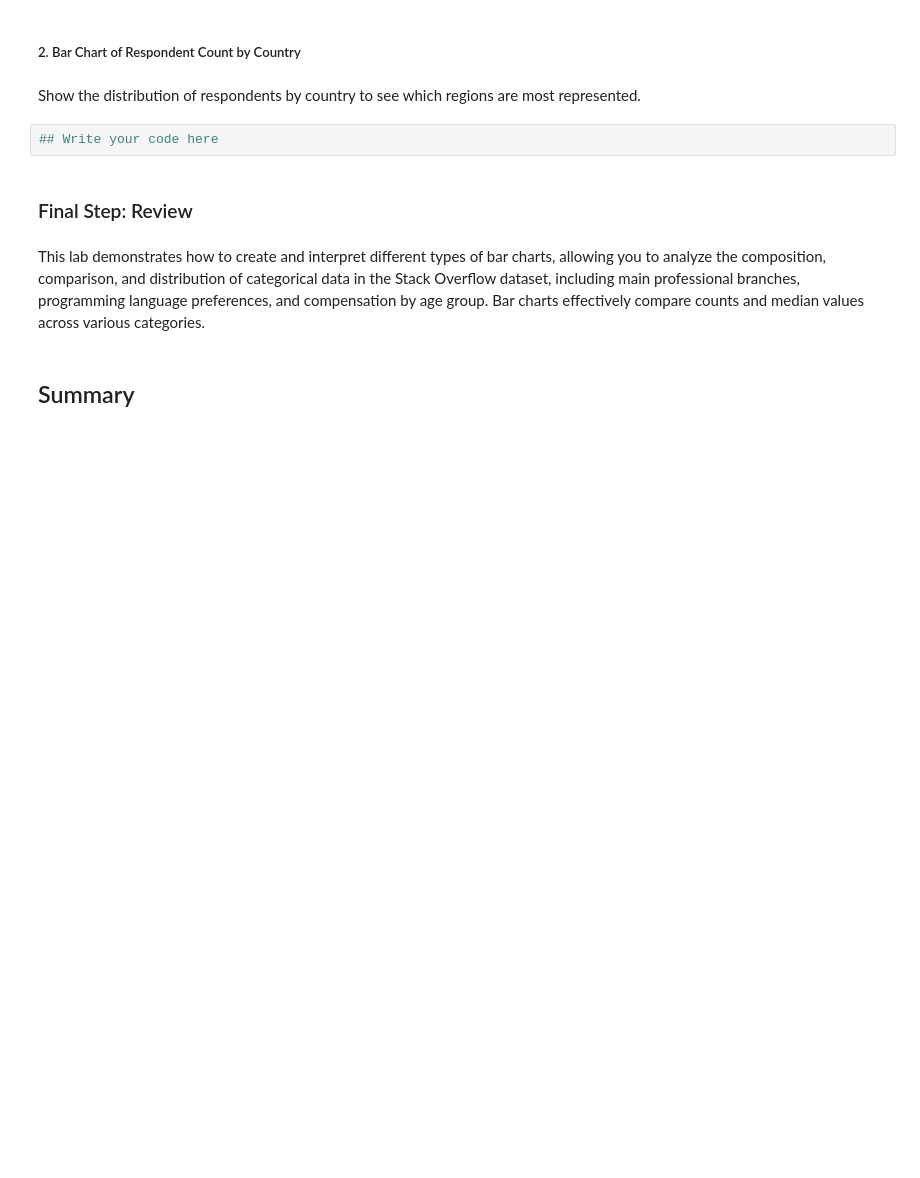
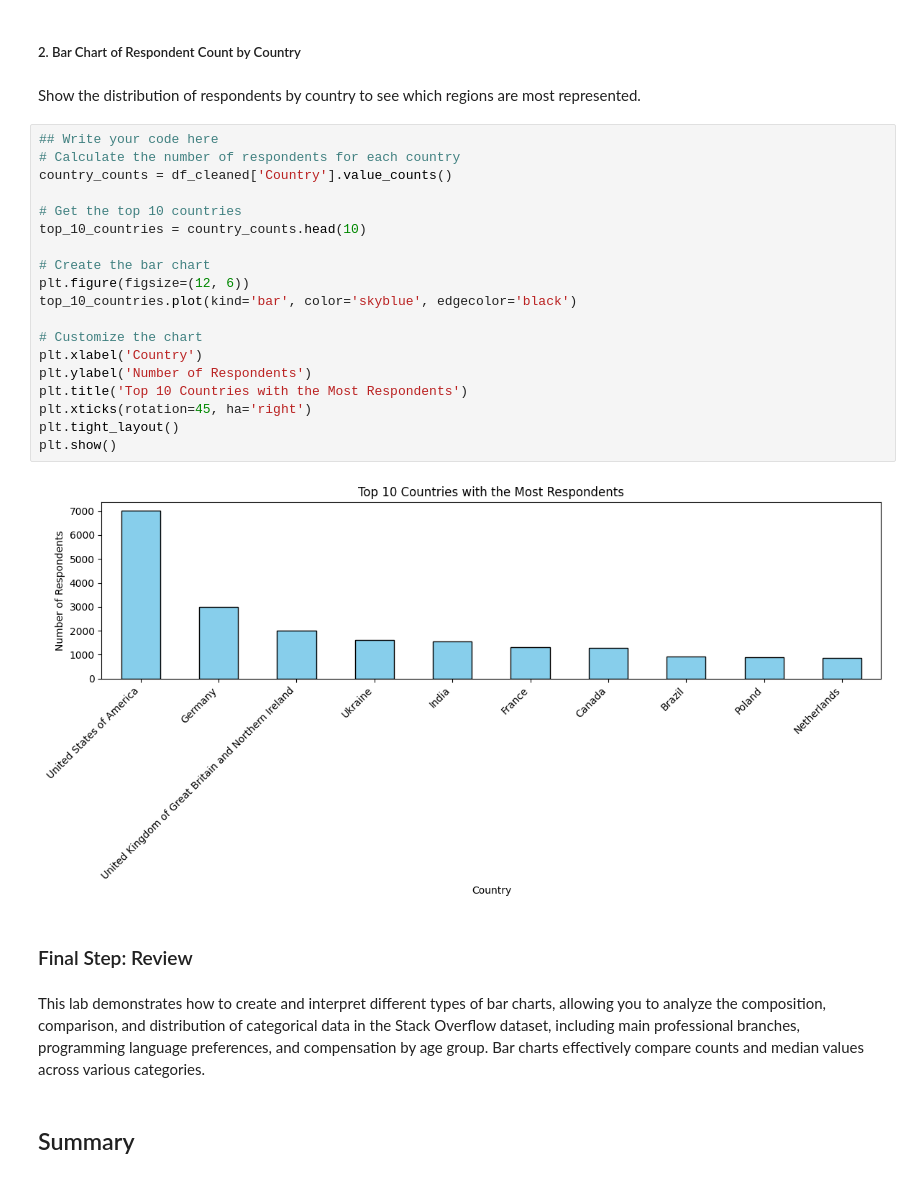
Before and after one commit to jahiduljinat/IBM-capstone-project, a Jupyter notebook: Lab 21 Bar Charts.ipynb, the cells around one changed output. Cells and saved outputs as stored; diff of their text form; blank space fills up the shorter version.

```diff
--- a/Lab 21 Bar Charts.ipynb
+++ b/Lab 21 Bar Charts.ipynb
@@ -756,8 +772,27 @@ Compare median compensation across multiple age groups with a grouped bar chart.
 ##### 2. Bar Chart of Respondent Count by Country
 # %% [markdown]
 Show the distribution of respondents by country to see which regions are most represented.
-# %%
-## Write your code here
+# %%
+## Write your code here
+# Calculate the number of respondents for each country
+country_counts = df_cleaned['Country'].value_counts()
+
+# Get the top 10 countries
+top_10_countries = country_counts.head(10)
+
+# Create the bar chart
+plt.figure(figsize=(12, 6))
+top_10_countries.plot(kind='bar', color='skyblue', edgecolor='black')
+
+# Customize the chart
+plt.xlabel('Country')
+plt.ylabel('Number of Respondents')
+plt.title('Top 10 Countries with the Most Respondents')
+plt.xticks(rotation=45, ha='right')
+plt.tight_layout()
+plt.show()
+# %% [output]
+[figure, added]
 # %% [markdown]
 ### Final Step: Review
 # %% [markdown]
```
Also changed, not shown: parts of 2 cells of this notebook.
